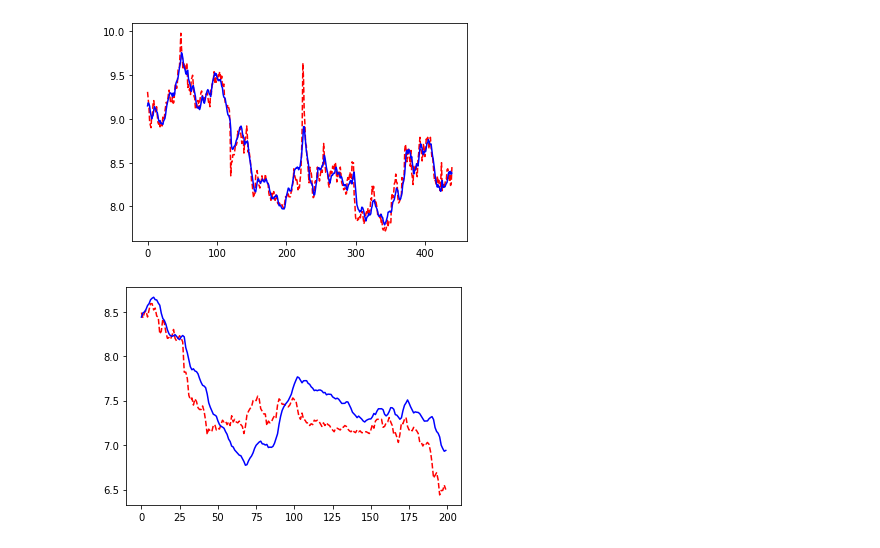
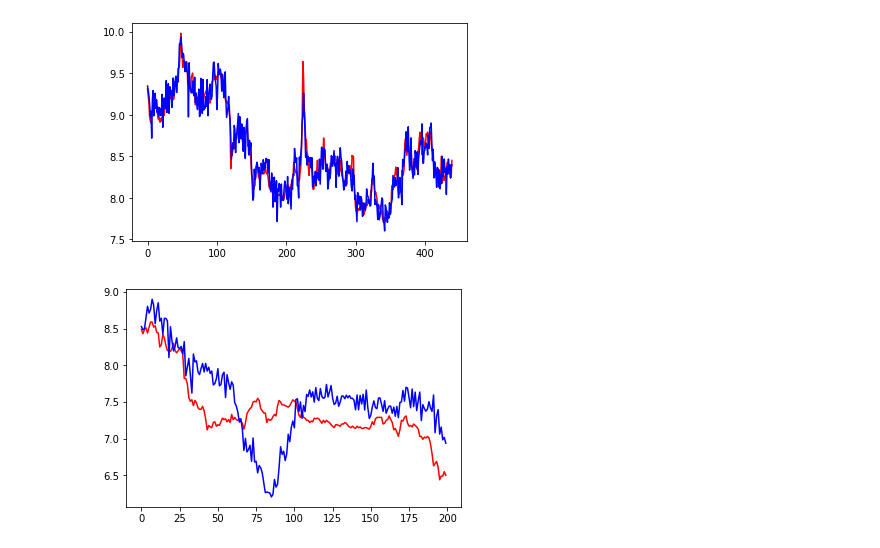
Before and after one commit to matrixleon18/SHUFE, a Jupyter notebook: jupyterlab/Model_LSTM_Attention_TV.ipynb, the cells around one changed output. Drawn from its saved outputs; the diff is of its cells as text; code cells hidden in the pictures.

```diff
--- a/jupyterlab/Model_LSTM_Attention_TV.ipynb
+++ b/jupyterlab/Model_LSTM_Attention_TV.ipynb
@@ -33,7 +33,7 @@ dataset = dataset.fillna(0)
 # 将数据按照BATCH_SIZE的窗口进行滑动，每个窗口数据做一组
 # # 数据转成sequence的格式，这里定义每个seq的长度
 TRAIN_VALIDATION_RATIO = 0.7
-TRAIN_BATCH_SIZE = 20                                                        # 注意：BATCH_SIZE是要能够整除(total_seq_count-1)的
+TRAIN_BATCH_SIZE = 40                                                        # 注意：BATCH_SIZE是要能够整除(total_seq_count-1)的
 TEST_BATCH_SIZE = 1
 SEQ_LENGTH = 20
 Y_SEQ_LEN = 1                                                         # 要用2个y来表示预测的第一天和预测的第二天，对应 "future" 和 "future2",每个y都是1-D的，y的seq_len是2
@@ -274,7 +279,7 @@ class LSTMModel(nn.Module):
 # %%
 # 训练 LSTM 模型 ---- 这里的损失函数是计算Sequence最后一个元素的预测数据和真实数据差异
 
-HIDDEN_SIZE = 512
+HIDDEN_SIZE = 768
 NUM_LAYERS = 2
 
 def RMSELoss(yhat,y):
@@ -370,14 +376,16 @@ plt.show()
 # %%
-plt.plot(train_real_value_list, 'r--')
+# 这是 train 的预测图形
+plt.plot(train_real_value_list, 'r-')
 plt.plot(train_pred_value_list, 'b-')
 plt.show()
 # print(train_real_value_list)
 # %% [output]
-[figure, old version]
+[figure, new version]
 # %%
-plt.plot(valid_real_value_list, 'r--')
+# 这是 vali的预测图形
+plt.plot(valid_real_value_list, 'r-')
 plt.plot(valid_pred_value_list, 'b-')
 plt.show()
 # %% [output]
-[figure, old version]
+[figure, new version]
 # %%
```
Also changed, not shown: parts of 12 cells of this notebook.
